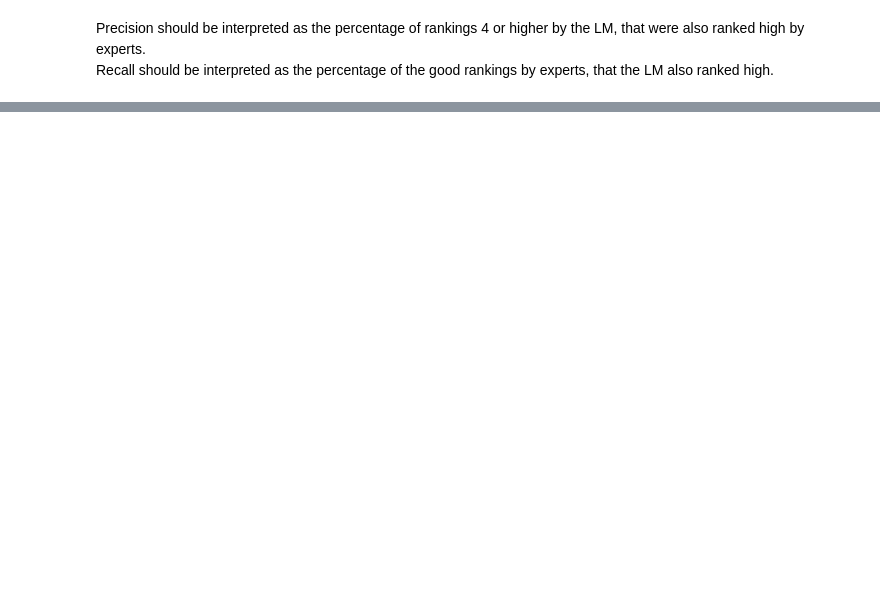
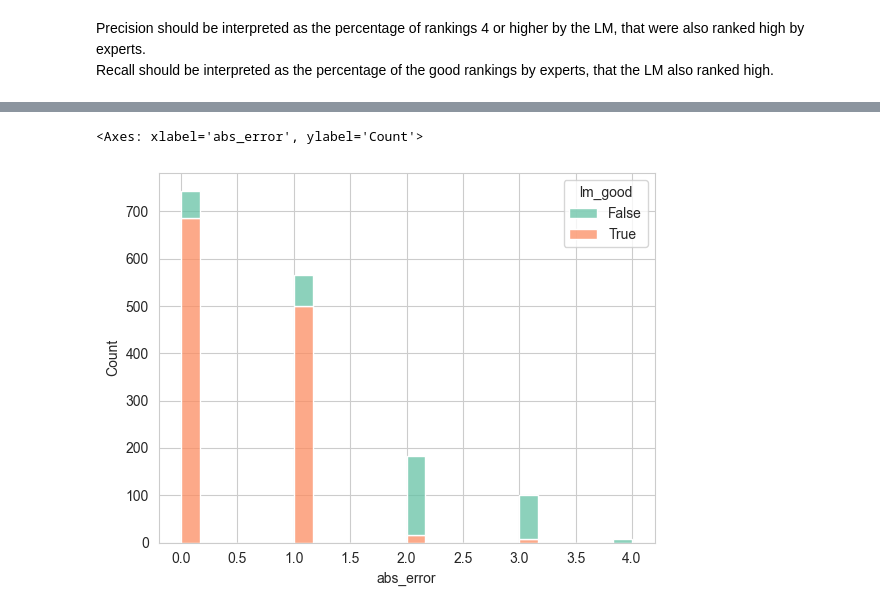
Before and after one commit to vetlewj/algorithmic-media, a Jupyter notebook: fc_metric/evaluating_fc_metric.ipynb, the cells around one changed output, grey strips where cells are left out. Cells and saved outputs as stored; diff of their text form; code cells hidden in the pictures; blank space fills up the shorter version.

```diff
--- a/fc_metric/evaluating_fc_metric.ipynb
+++ b/fc_metric/evaluating_fc_metric.ipynb
@@ -144,0 +262,5 @@ Name: abs_error, dtype: float64
+# %%
+sns.histplot(df, x='abs_error', hue='lm_good', palette='Set2', multiple='stack')
+# %% [output]
+<Axes: xlabel='abs_error', ylabel='Count'>
+[figure, added]
```
Also changed, not shown: parts of 24 cells of this notebook, 2 other files.
